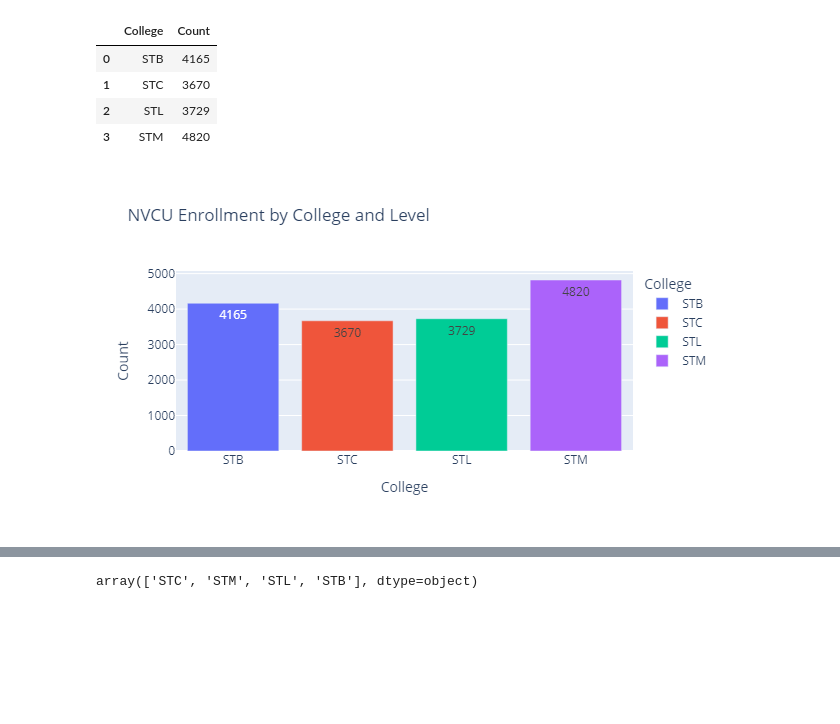
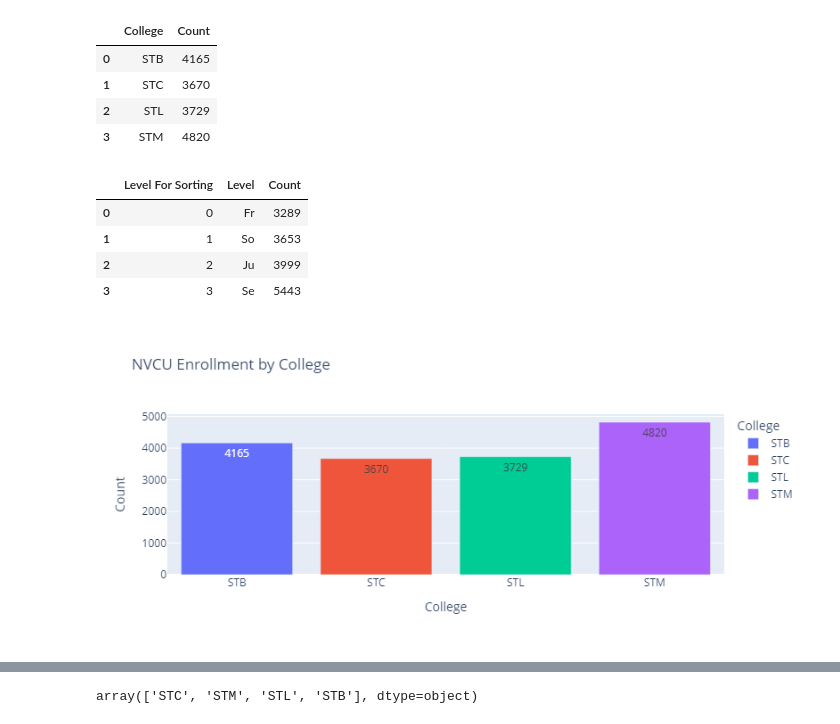
Before and after one commit to kburchfiel/pfn, a Jupyter notebook: Online_Visualizations/PFN_Dash_App_Demo/notebook_for_testing.ipynb, the cells around one changed output, grey strips where cells are left out. Saved outputs shown, nothing was run; the diff lists cells and outputs as text; code cells hidden in the pictures; blank space fills up the shorter version.

```diff
--- a/Online_Visualizations/PFN_Dash_App_Demo/notebook_for_testing.ipynb
+++ b/Online_Visualizations/PFN_Dash_App_Demo/notebook_for_testing.ipynb
@@ -119,12 +124,22 @@ df_enrollment_by_college
 | 1 | STC | 3670 |
 | 2 | STL | 3729 |
 | 3 | STM | 4820 |
+# %%
+df_enrollment_by_level = df_curr_enrollment.pivot_table(
+    index = ['Level For Sorting', 'Level'],
+    values = 'Count', aggfunc = 'sum').reset_index()
+df_enrollment_by_level
+# %% [output]
+|  | Level For Sorting | Level | Count |
+| 0 | 0 | Fr | 3289 |
+| 1 | 1 | So | 3653 |
+| 2 | 2 | Ju | 3999 |
+| 3 | 3 | Se | 5443 |
 # %%
-fig_simple_enrollment = px.bar(df_enrollment_by_college,
+fig_enrollment_by_college = px.bar(df_enrollment_by_college,
        x = 'College', y = 'Count', color = 'College',
-      barmode = 'relative',
       text_auto = '.0f',
-      title = 'NVCU Enrollment by College and Level')
-fig_simple_enrollment
+      title = 'NVCU Enrollment by College')
+fig_enrollment_by_college
 # %% [output]
-[figure, old version]
+[figure, new version]
```
Also changed, not shown: parts of 7 cells of this notebook, 8 other files.
